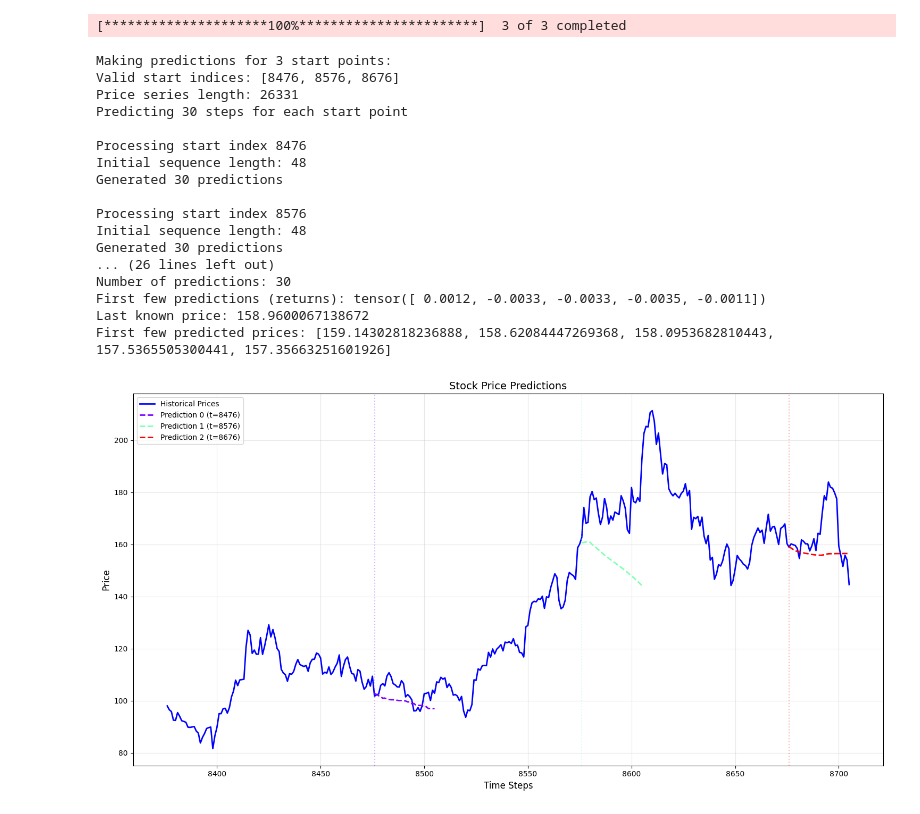
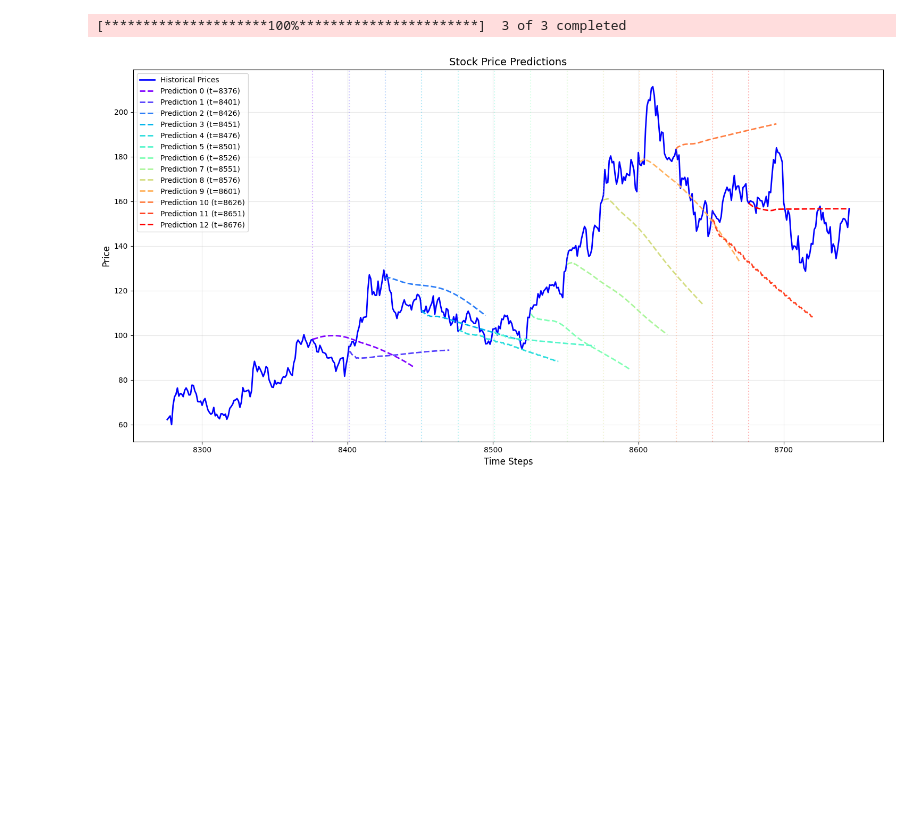
Before and after one commit to voxmenthe/FINPAK, a Jupyter notebook: src/finpak/transformer_predictions/inf_nb.ipynb, the cells around one changed output. Saved outputs shown, nothing was run; the diff lists cells and outputs as text; code cells hidden in the pictures; blank space fills up the shorter version.

```diff
--- a/src/finpak/transformer_predictions/inf_nb.ipynb
+++ b/src/finpak/transformer_predictions/inf_nb.ipynb
@@ -60,41 +60,34 @@ model_params_v2 = {
 # %%
 # # Get the last valid index
 last_valid_idx = torch.where(torch.isfinite(combined_prices))[0][-1].item()
 start_indices = [
+    last_valid_idx - 400,
+    last_valid_idx - 375,
+    last_valid_idx - 350,
+    last_valid_idx - 325,
     last_valid_idx - 300,
+    last_valid_idx - 275,
+    last_valid_idx - 250,
+    last_valid_idx - 225,
     last_valid_idx - 200,
-    last_valid_idx - 100
+    last_valid_idx - 175,
+    last_valid_idx - 150,
+    last_valid_idx - 125,
+    last_valid_idx - 100,
 ]
 
-n_future_steps = 30
+n_future_steps = 70
 sequence_length = 47
 
 predict_from_checkpoint(
     checkpoint_path="mv0_chkpt_e_79_valloss_0.0005491.pt",
     price_series=combined_prices,
     start_indices=start_indices,
     n_steps=n_future_steps,
     model_params=model_params_v0,
     sequence_length=sequence_length,
     return_periods=[1, 5],
     sma_periods=[20]
 )
 # %% [output]
-Making predictions for 3 start points:
-Valid start indices: [8476, 8576, 8676]
-Price series length: 26331
-Predicting 30 steps for each start point
-
-Processing start index 8476
-Initial sequence length: 48
-Generated 30 predictions
-
-Processing start index 8576
-Initial sequence length: 48
-Generated 30 predictions
-... (26 lines left out)
-Number of predictions: 30
-First few predictions (returns): tensor([ 0.0012, -0.0033, -0.0033, -0.0035, -0.0011])
-Last known price: 158.9600067138672
-First few predicted prices: [159.14302818236888, 158.62084447269368, 158.0953682810443, 157.5365505300441, 157.35663251601926]
-[figure, old version]
+[figure, new version]
```
Also changed, not shown: 2 other files.
